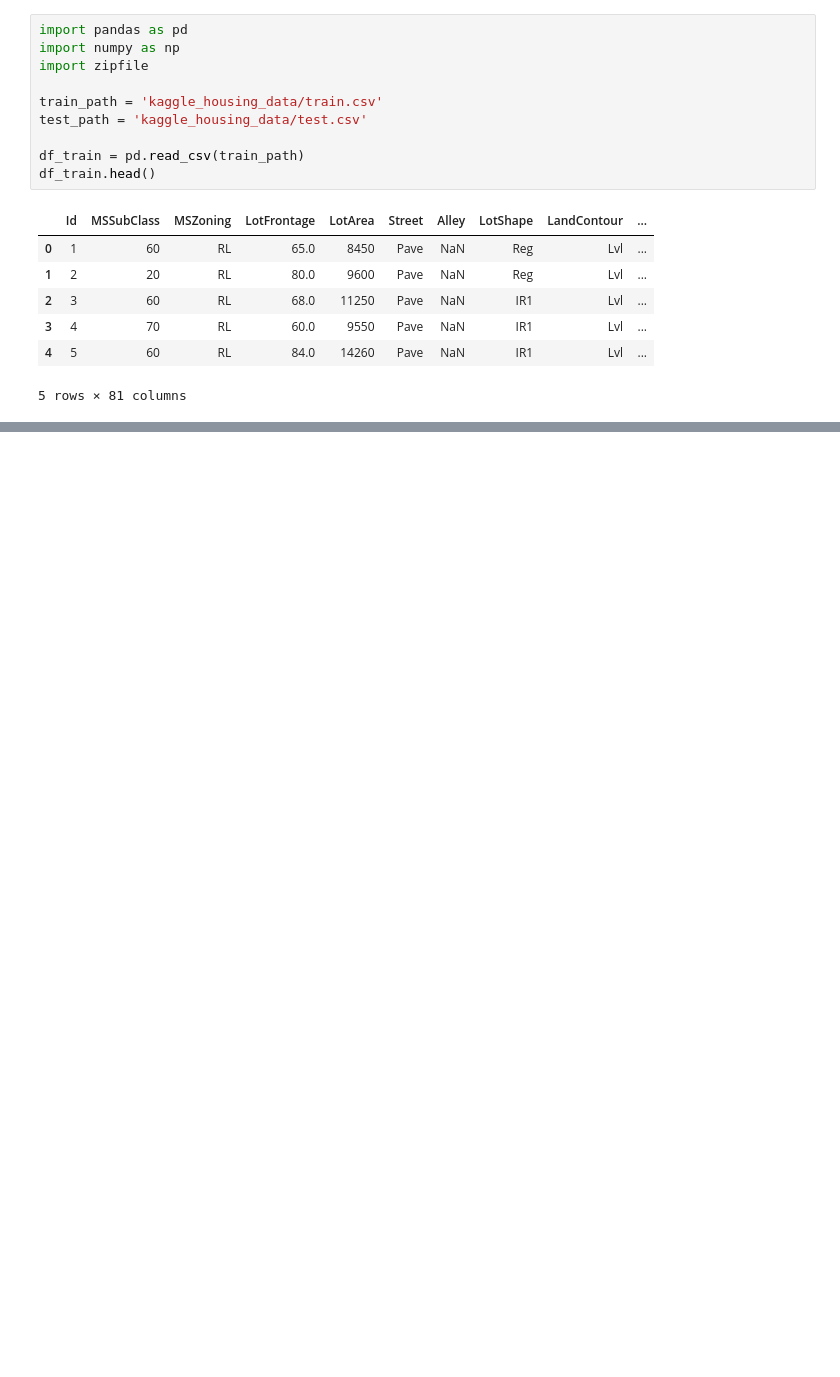
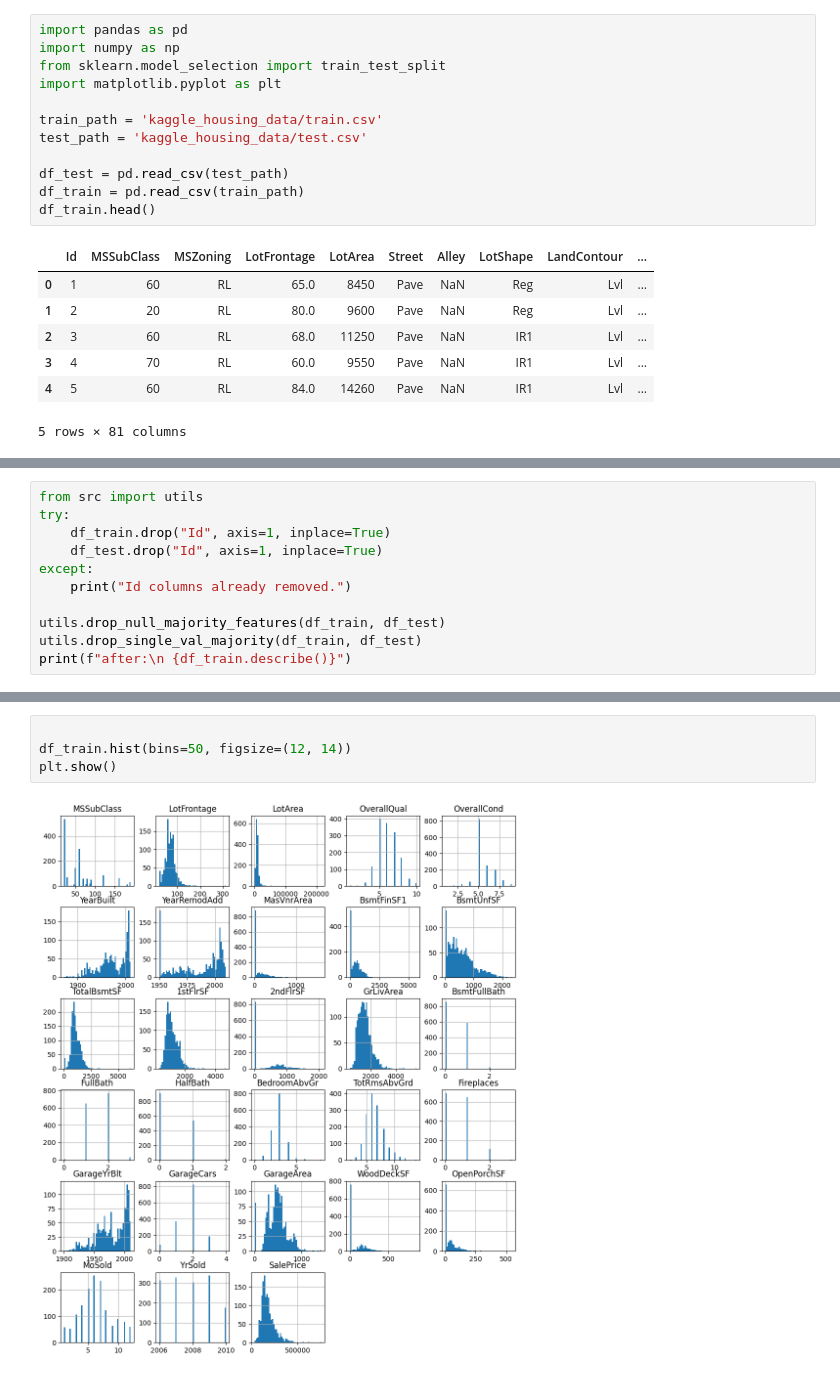
Before and after one commit to jadosh123/HousePricesKaggle, a Jupyter notebook: data_exploration.ipynb, the cells around one changed output, grey strips where cells are left out. Cells and saved outputs as stored; diff of their text form; blank space fills up the shorter version.

```diff
--- a/data_exploration.ipynb
+++ b/data_exploration.ipynb
@@ -3,11 +3,13 @@
 # %%
 import pandas as pd
 import numpy as np
-import zipfile
+from sklearn.model_selection import train_test_split
+import matplotlib.pyplot as plt
 
 train_path = 'kaggle_housing_data/train.csv'
 test_path = 'kaggle_housing_data/test.csv'
 
+df_test = pd.read_csv(test_path)
 df_train = pd.read_csv(train_path)
 df_train.head()
 # %% [output]
@@ -20,0 +25,11 @@ df_train.head()
+# %%
+from src import utils
+try:
+    df_train.drop("Id", axis=1, inplace=True)
+    df_test.drop("Id", axis=1, inplace=True)
+except:
+    print("Id columns already removed.")
+
+utils.drop_null_majority_features(df_train, df_test)
+utils.drop_single_val_majority(df_train, df_test)
+print(f"after:\n {df_train.describe()}")
@@ -20,0 +54,6 @@ df_train.head()
+# %%
+
+df_train.hist(bins=50, figsize=(12, 14))
+plt.show()
+# %% [output]
+[figure, added]
```
Also changed, not shown: parts of 9 cells of this notebook, 3 other files.
